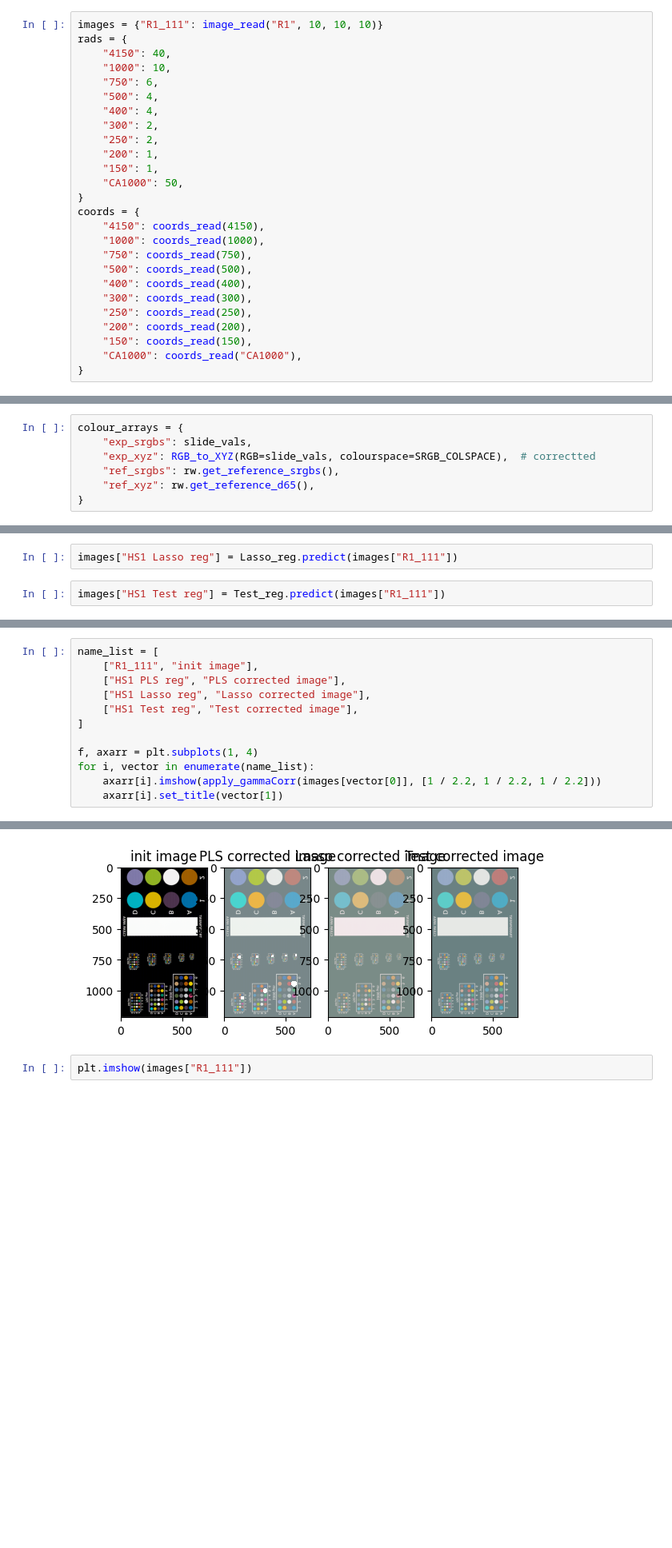
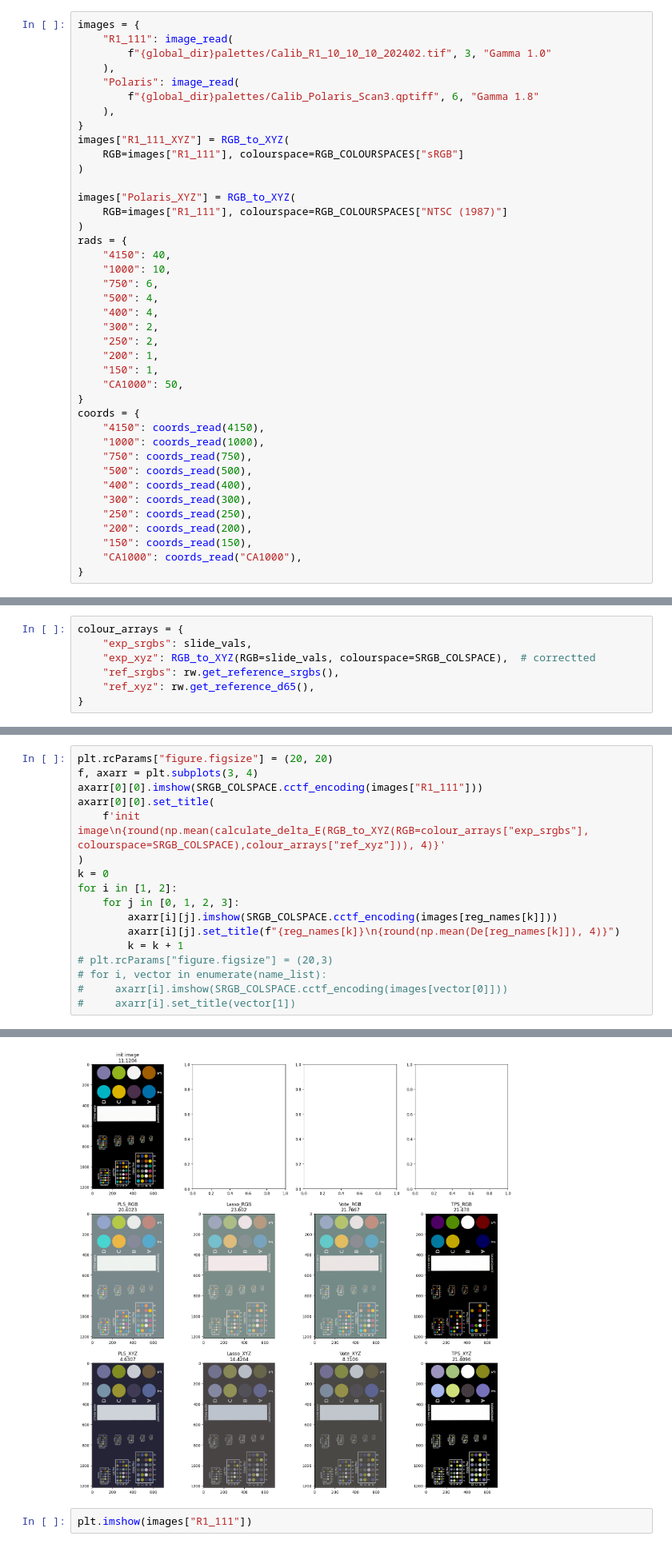
Before and after one commit to slendersold/colour_project, a Jupyter notebook: RegressorExps.ipynb, the cells around one changed output, grey strips where cells are left out. Shown at 80% size. Saved outputs shown, nothing was run; the diff lists cells and outputs as text; blank space fills up the shorter version.

```diff
--- a/RegressorExps.ipynb
+++ b/RegressorExps.ipynb
@@ -25,7 +16,21 @@ def image_read(sector, g1, g2, g3):
 def coords_read(sz):
     return pd.read_csv(f"{global_dir}saved_coords/manual/huron0224/{sz}um_coords.csv")
 # %%
-images = {"R1_111": image_read("R1", 10, 10, 10)}
+images = {
+    "R1_111": image_read(
+        f"{global_dir}palettes/Calib_R1_10_10_10_202402.tif", 3, "Gamma 1.0"
+    ),
+    "Polaris": image_read(
+        f"{global_dir}palettes/Calib_Polaris_Scan3.qptiff", 6, "Gamma 1.8"
+    ),
+}
+images["R1_111_XYZ"] = RGB_to_XYZ(
+    RGB=images["R1_111"], colourspace=RGB_COLOURSPACES["sRGB"]
+)
+
+images["Polaris_XYZ"] = RGB_to_XYZ(
+    RGB=images["R1_111"], colourspace=RGB_COLOURSPACES["NTSC (1987)"]
+)
 rads = {
     "4150": 40,
     "1000": 10,
@@ -170,4 +188,0 @@ images["HS1 PLS reg"] = PLS_reg.predict(images["R1_111"])
-# %%
-images["HS1 Lasso reg"] = Lasso_reg.predict(images["R1_111"])
-# %%
-images["HS1 Test reg"] = Test_reg.predict(images["R1_111"])
@@ -184,13 +200,18 @@ colour_arrays["Test_reg_srgbs"] = calc_slide(CA, slide)
 # %%
-name_list = [
-    ["R1_111", "init image"],
-    ["HS1 PLS reg", "PLS corrected image"],
-    ["HS1 Lasso reg", "Lasso corrected image"],
-    ["HS1 Test reg", "Test corrected image"],
-]
-
-f, axarr = plt.subplots(1, 4)
-for i, vector in enumerate(name_list):
-    axarr[i].imshow(apply_gammaCorr(images[vector[0]], [1 / 2.2, 1 / 2.2, 1 / 2.2]))
-    axarr[i].set_title(vector[1])
+plt.rcParams["figure.figsize"] = (20, 20)
+f, axarr = plt.subplots(3, 4)
+axarr[0][0].imshow(SRGB_COLSPACE.cctf_encoding(images["R1_111"]))
+axarr[0][0].set_title(
+    f'init image\n{round(np.mean(calculate_delta_E(RGB_to_XYZ(RGB=colour_arrays["exp_srgbs"], colourspace=SRGB_COLSPACE),colour_arrays["ref_xyz"])), 4)}'
+)
+k = 0
+for i in [1, 2]:
+    for j in [0, 1, 2, 3]:
+        axarr[i][j].imshow(SRGB_COLSPACE.cctf_encoding(images[reg_names[k]]))
+        axarr[i][j].set_title(f"{reg_names[k]}\n{round(np.mean(De[reg_names[k]]), 4)}")
+        k = k + 1
+# plt.rcParams["figure.figsize"] = (20,3)
+# for i, vector in enumerate(name_list):
+#     axarr[i].imshow(SRGB_COLSPACE.cctf_encoding(images[vector[0]]))
+#     axarr[i].set_title(vector[1])
 # %% [output]
@@ -198,4 +218,4 @@ Clipping input data to the valid range for imshow with RGB data ([0..1] for floa
-[figure, old version]
+[figure, new version]
 # %%
 plt.imshow(images["R1_111"])
 # %% [output]
```
Also changed, not shown: parts of 16 cells of this notebook, 11 other files.
